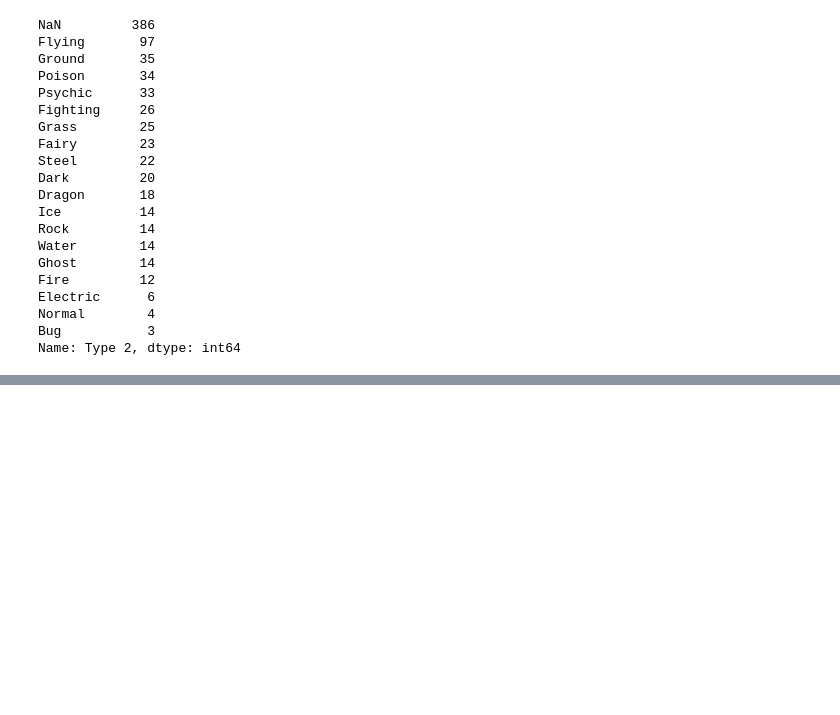
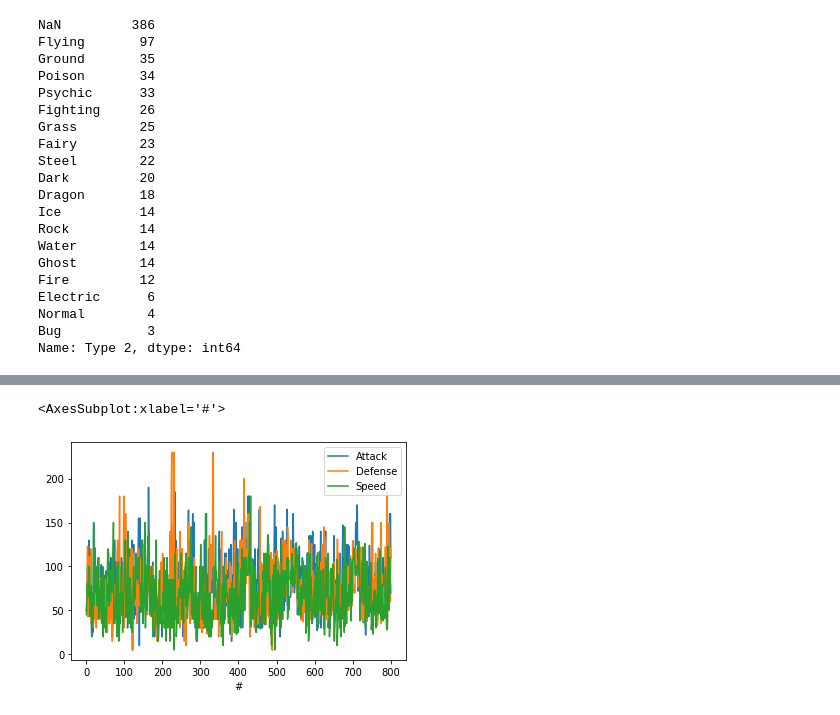
Before and after one commit to Akaya2019/MyDataScienceRep, a Jupyter notebook: dataScienceTutorial.ipynb, the cells around one changed output, grey strips where cells are left out. Saved outputs shown, nothing was run; the diff lists cells and outputs as text; code cells hidden in the pictures; blank space fills up the shorter version.

```diff
--- a/dataScienceTutorial.ipynb
+++ b/dataScienceTutorial.ipynb
@@ -713,0 +780,7 @@ assert 1==1  # return nothing because it is true
+# %%
+# Plotting all data
+data1 = data.loc[:, ['Attack', 'Defense', 'Speed']]
+data1.plot()
+# %% [output]
+<AxesSubplot:xlabel='#'>
+[figure, added]
```
Also changed, not shown: parts of 15 cells of this notebook, 1 other file.
